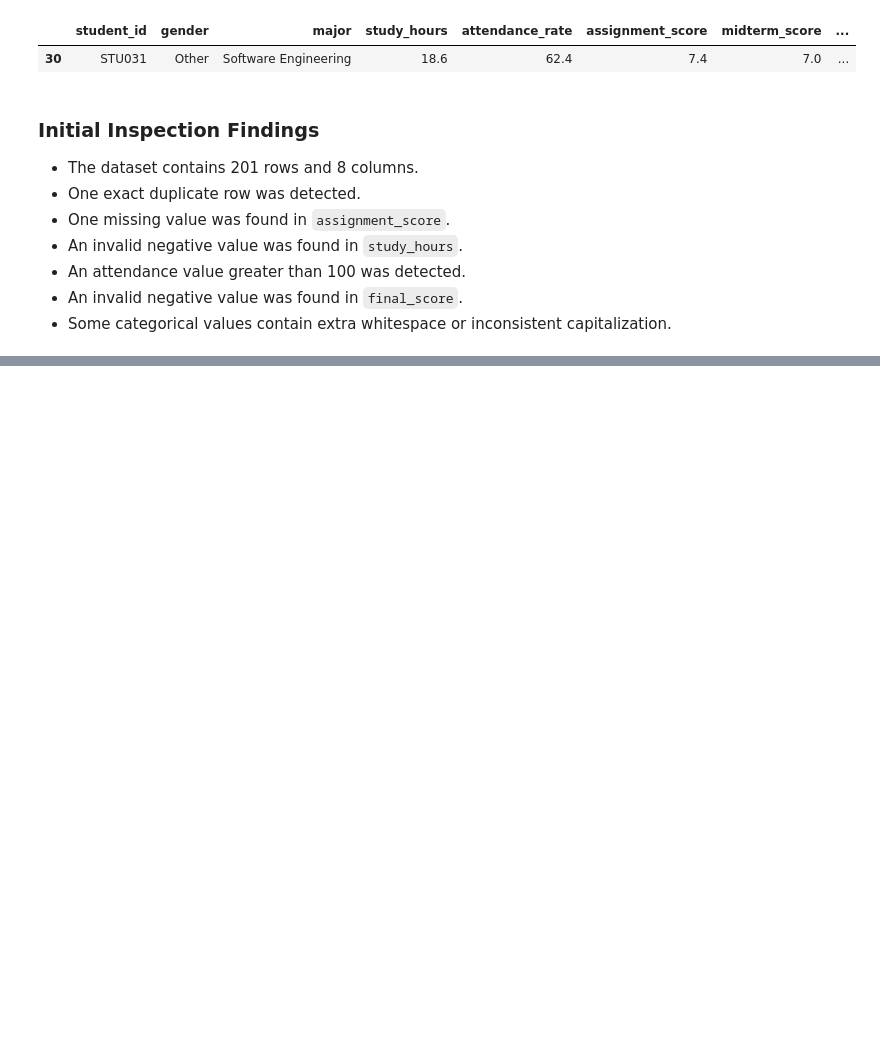
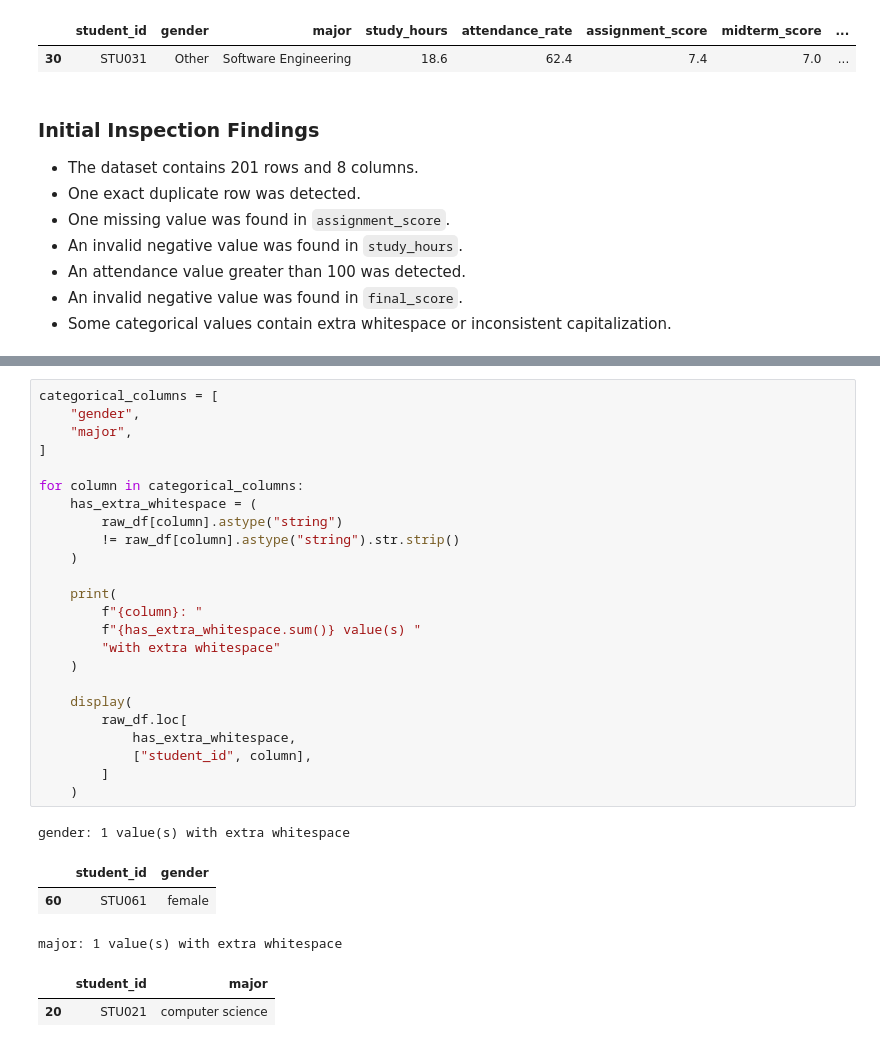
Before and after one commit to MinhDuyenTran/machine_learning, a Jupyter notebook: python-for-ml/mini_projects/student_performance/notebooks/student_performce_analysis.ipynb, the cells around one changed output, grey strips where cells are left out. Cells and saved outputs as stored; diff of their text form; blank space fills up the shorter version.

```diff
--- a/python-for-ml/mini_projects/student_performance/notebooks/student_performce_analysis.ipynb
+++ b/python-for-ml/mini_projects/student_performance/notebooks/student_performce_analysis.ipynb
@@ -343,0 +500,31 @@ final_score: 1 invalid rows
+# %%
+categorical_columns = [
+    "gender",
+    "major",
+]
+
+for column in categorical_columns:
+    has_extra_whitespace = (
+        raw_df[column].astype("string")
+        != raw_df[column].astype("string").str.strip()
+    )
+
+    print(
+        f"{column}: "
+        f"{has_extra_whitespace.sum()} value(s) "
+        "with extra whitespace"
+    )
+
+    display(
+        raw_df.loc[
+            has_extra_whitespace,
+            ["student_id", column],
+        ]
+    )
+# %% [output]
+gender: 1 value(s) with extra whitespace
+|  | student_id | gender |
+| 60 | STU061 | female |
+major: 1 value(s) with extra whitespace
+|  | student_id | major |
+| 20 | STU021 | computer science |
```
Also changed, not shown: parts of 17 cells of this notebook.
